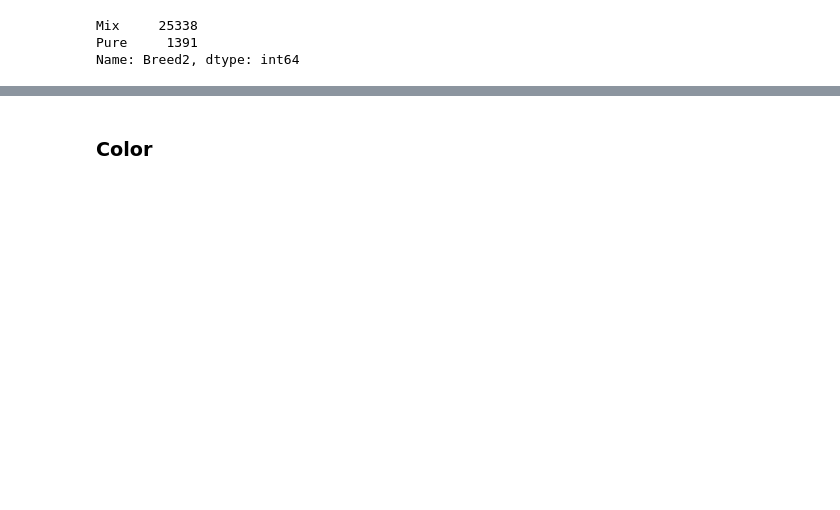
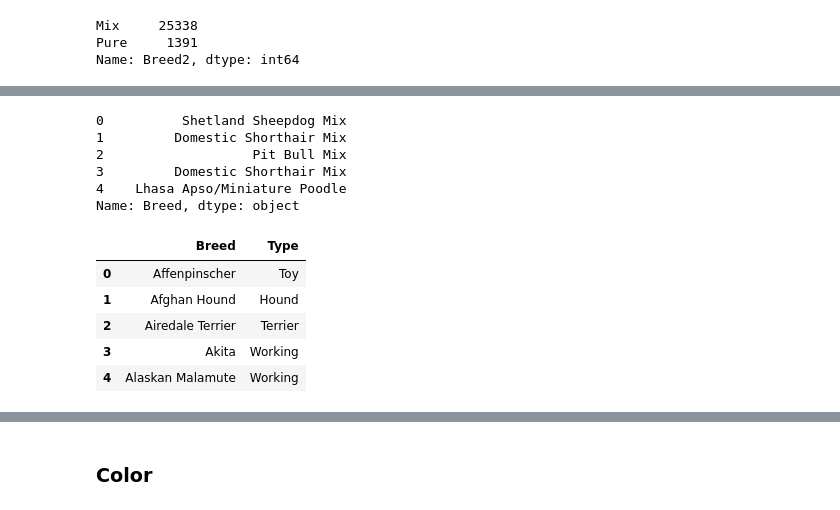
Before and after one commit to JihongL/Shelter-Animal-Outcomes, a Jupyter notebook: Shelter_EDA.ipynb, the cells around one changed output, grey strips where cells are left out. Saved outputs shown, nothing was run; the diff lists cells and outputs as text; code cells hidden in the pictures; blank space fills up the shorter version.

```diff
--- a/Shelter_EDA.ipynb
+++ b/Shelter_EDA.ipynb
@@ -242,0 +279,9 @@ Name: Breed2, dtype: int64
+# %%
+df['Breed'].head()
+# %% [output]
+0          Shetland Sheepdog Mix
+1         Domestic Shorthair Mix
+2                   Pit Bull Mix
+3         Domestic Shorthair Mix
+4    Lhasa Apso/Miniature Poodle
+Name: Breed, dtype: object
@@ -242,0 +290,9 @@ Name: Breed2, dtype: int64
+# %%
+Breed.head()
+# %% [output]
+|  | Breed | Type |
+| 0 | Affenpinscher | Toy |
+| 1 | Afghan Hound | Hound |
+| 2 | Airedale Terrier | Terrier |
+| 3 | Akita | Working |
+| 4 | Alaskan Malamute | Working |
```
Also changed, not shown: parts of 33 cells of this notebook, 1 other file.
